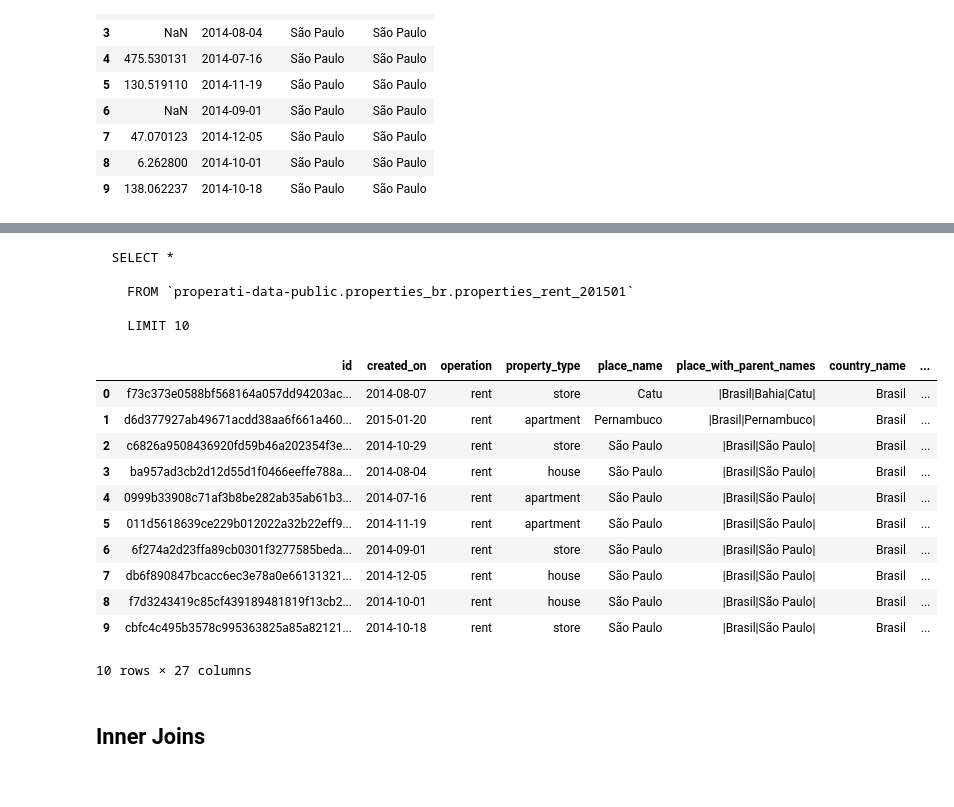
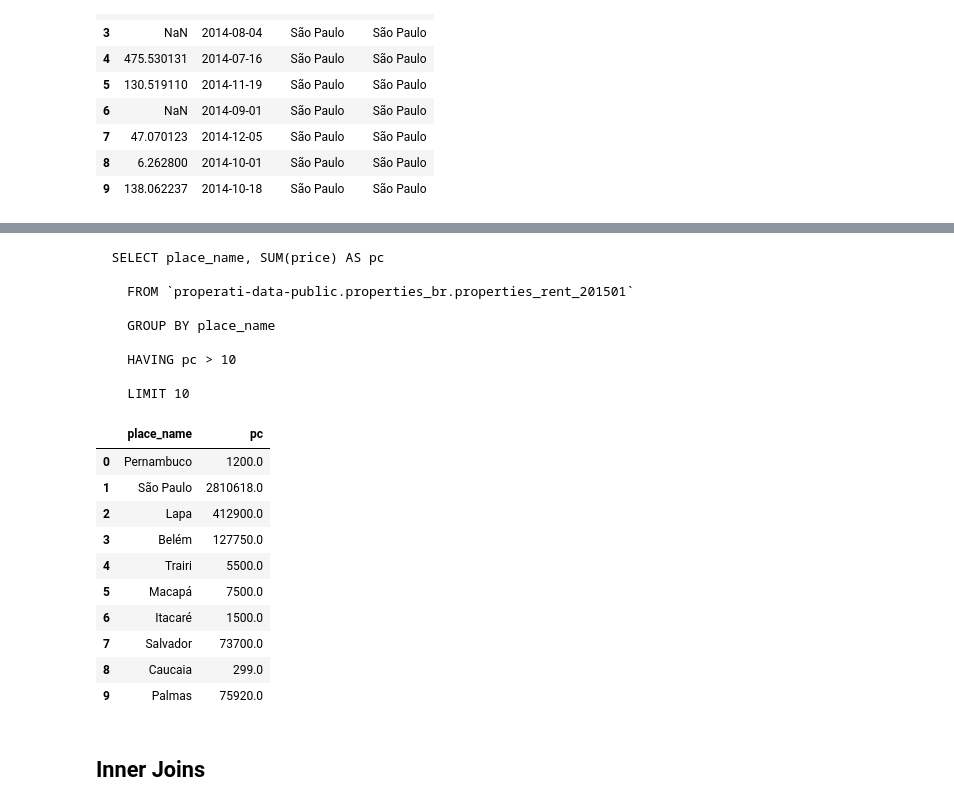
Before and after one commit to bornsky/RealEstate_SQL, a Jupyter notebook: SQL_BQ.ipynb, the cells around one changed output, grey strips where cells are left out. Cells and saved outputs as stored; diff of their text form; code cells hidden in the pictures.

Commit message:
worked on HAVING Clause

```diff
--- a/SQL_BQ.ipynb
+++ b/SQL_BQ.ipynb
@@ -200,39 +202,47 @@ Having example
 # %%
 query = """
-  SELECT *
+  SELECT place_name, SUM(price) AS pc
 
     FROM `properati-data-public.properties_br.properties_rent_201501`
 
+    GROUP BY place_name
+
+    HAVING pc > 10
+
     LIMIT 10
+
 """.format(process_date_no_dash)
 
 # Run a Standard SQL query using the environment's default project
 df = pandas.read_gbq(query, dialect='standard')
 
 # Run a Standard SQL query with the project set explicitly
 df = pandas.read_gbq(query, project_id=project_id, dialect='standard')
 
 print(query)
 
 df.head(10)
 # %% [output]
-  SELECT *
+  SELECT place_name, SUM(price) AS pc
 
     FROM `properati-data-public.properties_br.properties_rent_201501`
 
+    GROUP BY place_name
+
+    HAVING pc > 10
+
     LIMIT 10
-|  | id | created_on | operation | property_type | place_name | place_with_parent_names | country_name | ... |
-| 0 | f73c373e0588bf568164a057dd94203ac... | 2014-08-07 | rent | store | Catu | |Brasil|Bahia|Catu| | Brasil | ... |
-| 1 | d6d377927ab49671acdd38aa6f661a460... | 2015-01-20 | rent | apartment | Pernambuco | |Brasil|Pernambuco| | Brasil | ... |
-| 2 | c6826a9508436920fd59b46a202354f3e... | 2014-10-29 | rent | store | São Paulo | |Brasil|São Paulo| | Brasil | ... |
-| 3 | ba957ad3cb2d12d55d1f0466eeffe788a... | 2014-08-04 | rent | house | São Paulo | |Brasil|São Paulo| | Brasil | ... |
-| 4 | 0999b33908c71af3b8be282ab35ab61b3... | 2014-07-16 | rent | apartment | São Paulo | |Brasil|São Paulo| | Brasil | ... |
-| 5 | 011d5618639ce229b012022a32b22eff9... | 2014-11-19 | rent | apartment | São Paulo | |Brasil|São Paulo| | Brasil | ... |
-| 6 | 6f274a2d23ffa89cb0301f3277585beda... | 2014-09-01 | rent | store | São Paulo | |Brasil|São Paulo| | Brasil | ... |
-| 7 | db6f890847bcacc6ec3e78a0e66131321... | 2014-12-05 | rent | house | São Paulo | |Brasil|São Paulo| | Brasil | ... |
-| 8 | f7d3243419c85cf439189481819f13cb2... | 2014-10-01 | rent | house | São Paulo | |Brasil|São Paulo| | Brasil | ... |
-| 9 | cbfc4c495b3578c995363825a85a82121... | 2014-10-18 | rent | store | São Paulo | |Brasil|São Paulo| | Brasil | ... |
+|  | place_name | pc |
+| 0 | Pernambuco | 1200.0 |
+| 1 | São Paulo | 2810618.0 |
+| 2 | Lapa | 412900.0 |
+| 3 | Belém | 127750.0 |
+| 4 | Trairi | 5500.0 |
+| 5 | Macapá | 7500.0 |
+| 6 | Itacaré | 1500.0 |
+| 7 | Salvador | 73700.0 |
+| 8 | Caucaia | 299.0 |
+| 9 | Palmas | 75920.0 |
-10 rows × 27 columns
 # %% [markdown]
 <h2>Inner Joins</h2>
 # %%
```
Also changed, not shown: parts of 4 cells of this notebook.
